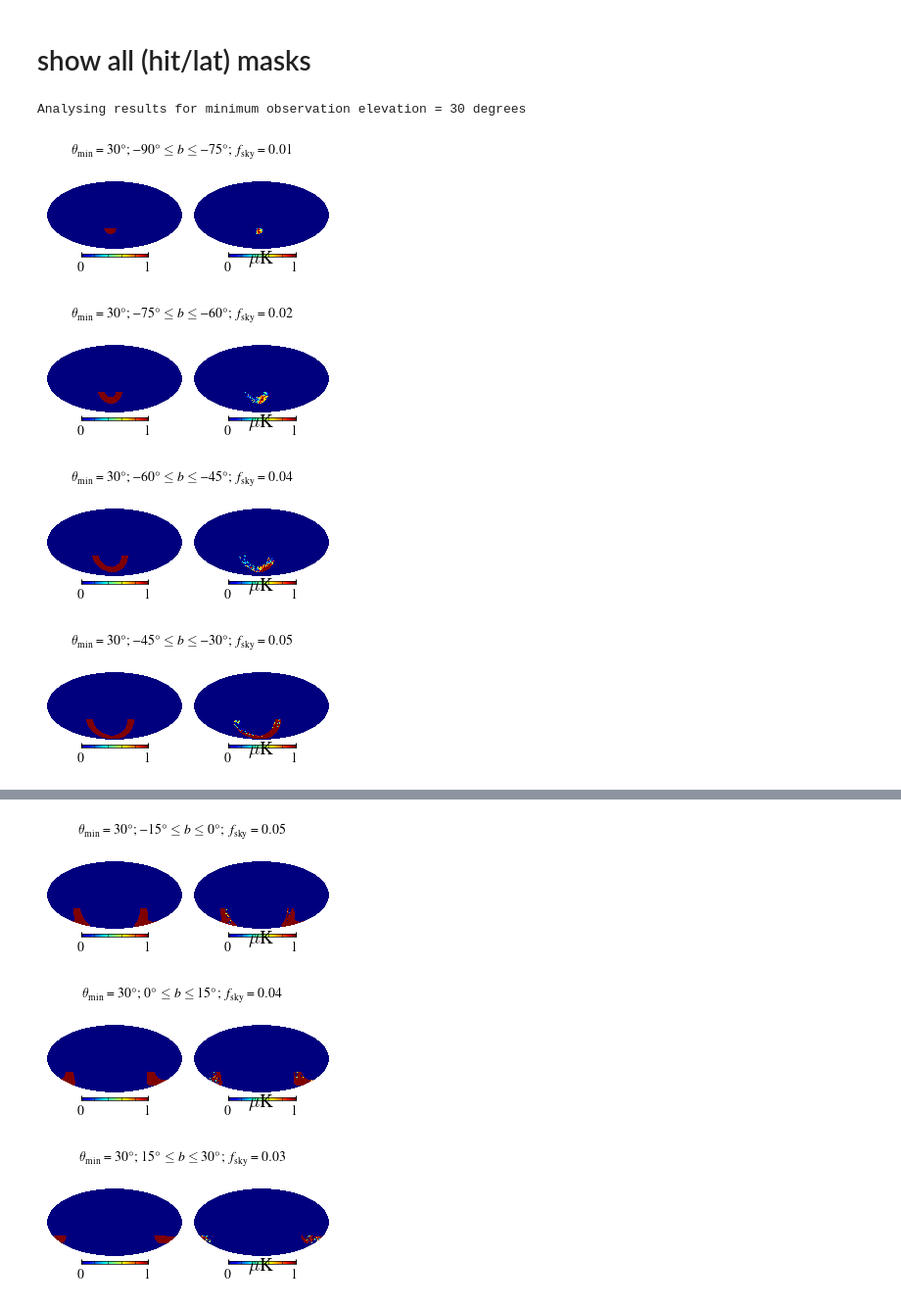
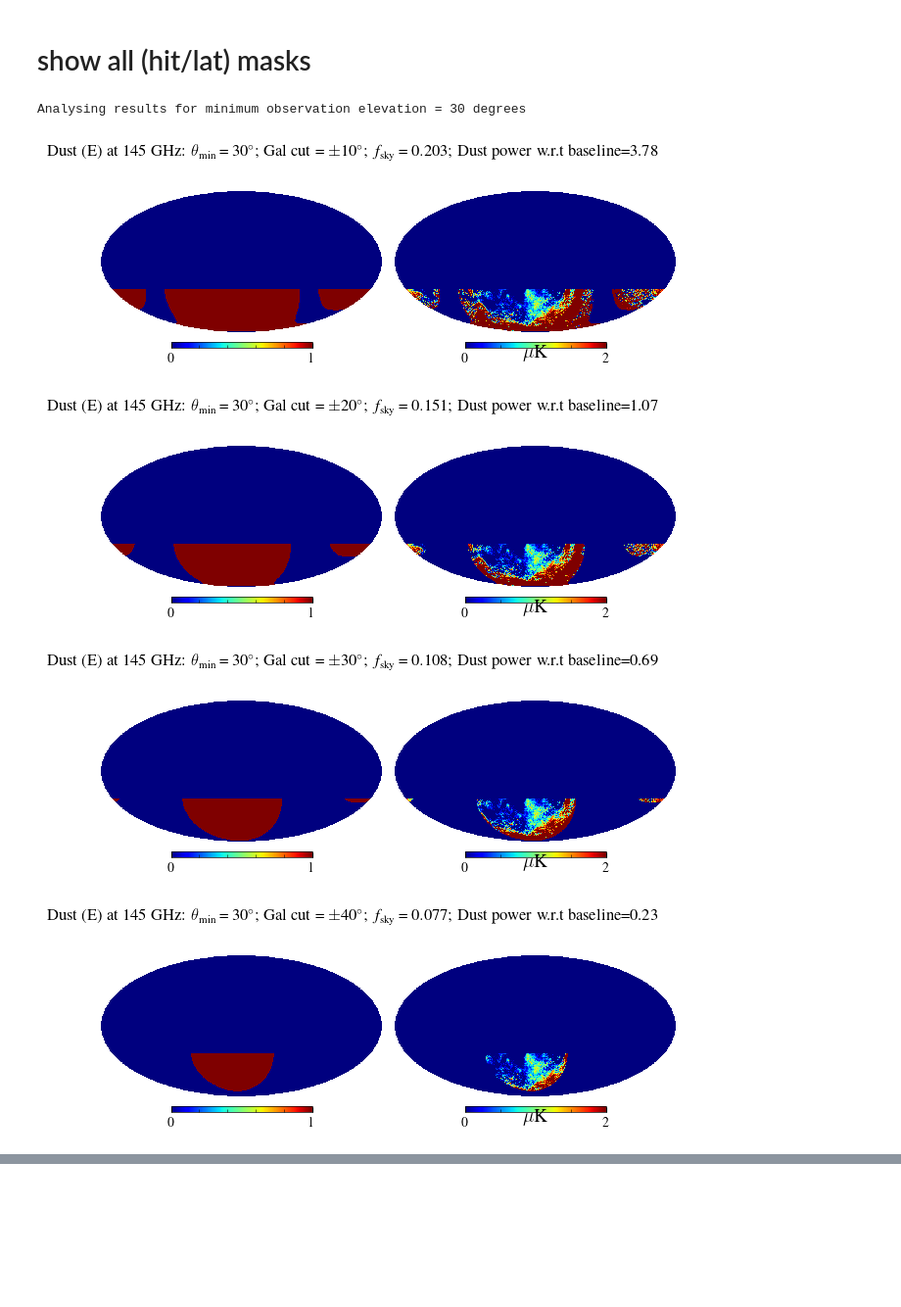
Before and after one commit to sriniraghunathan/cmbs4_minobsel_galcuts, a Jupyter notebook: analyse_results.ipynb, the cells around one changed output, grey strips where cells are left out. Shown: that part at 98% size. Drawn from its saved outputs; the diff is of its cells as text; code cells hidden in the pictures; blank space fills up the shorter version.

```diff
--- a/analyse_results.ipynb
+++ b/analyse_results.ipynb
@@ -24,14 +24,15 @@ warnings.filterwarnings('ignore', category=DeprecationWarning)
 warnings.filterwarnings('ignore', category=matplotlib.cbook.mplDeprecation)
 #warnings.filterwarnings('ignore', category=OptimizeWarning)
 # %%
-#result_fname = 'results/splat_hitmask_galmask_galdustcl.npy'
-result_fname = 'results/splat_hitmask_galmask_galdustcl_latsteps.npy'
+result_fname = 'results/splat_hitmask_galmask_galdustcl.npy'
 freq = 145 #GHz
 lmax = 512
 #which_spec = 'TT'
 which_spec = 'EE'
 beam_val = 1.4 #S4-Wide beam - Note that the pySM sims have used S4-Wide beam and not the delensing LAT beam
 bl = H.gauss_beam(np.radians(beam_val/60.), lmax = lmax-1)
+spec_ind_dict = {'TT':0, 'EE':1, 'BB':2, 'TE':3, 'EB':4, 'TB':5}
+spec_ind = spec_ind_dict[which_spec]
 # %%
 #read results file
 result_dict = np.load(result_fname, allow_pickle=True).item()
@@ -109,16 +174,19 @@ Analysing results for minimum observation elevation = 30 degrees
 # %%
 #calculate SP-LAT baseline again
-minval, maxval = 0., 1. #50.
+minval, maxval = 0., 2. #50.
 dust_map = H.read_map('data/cmbs4_dust_uKCMB_LAT-MFL2_nside512_dust_0000.fits', field = (0,1,2))
 if which_spec == 'TT':
     dust_map = dust_map[0]
+    dust_map_str = 'T'
 elif which_spec == 'EE':
     dust_map = dust_map[1]
+    dust_map_str = 'E'
 hit_map = H.read_map('data/cmbs4_hitmap_LAT-MFPL1_pole_nside512_1_of_1.fits')
 hit_map = hit_map / np.max(hit_map)
 #fsky=np.sum(hit_map[hit_map>0.]/len(hit_map))
 #fsky=len( np.where(hit_map>0.3)[0] )/len(hit_map)
 fsky=np.mean(hit_map)
 H.mollview(hit_map, sub = (121), min = 0., max = 1., title = r'Normalised SP-LAT hit map ($f_{\rm sky} = %.2f$)' %(fsky));
-H.mollview(dust_map * hit_map, sub = (122), unit = r'$\mu$K', min = minval, max = maxval, title = r'SP-LAT baseline foorprint: Dust at 145 GHz' %(fsky)); show()
+H.mollview(dust_map * hit_map, sub = (122), unit = r'$\mu$K', min = minval, max = maxval, title = r'Baseline footprint: Dust (%s) at 145 GHz' %(dust_map_str));
+show()
 # %% [output]
@@ -128,28 +196,35 @@ H.mollview(dust_map * hit_map, sub = (122), unit = r'$\mu$K', min = minval, max
 # %%
 for min_obs_el in min_obs_el_arr:
     #only showing min_obs_el = 30 degrees
     if min_obs_el != reqd_min_obs_el: continue
 
     print('\nAnalysing results for minimum observation elevation = %g degrees' %(min_obs_el))
     curr_hit_mask = result_dict['hit_masks'][min_obs_el]
-    for (b1, b2) in lat_masks_arr:
-        #print((b1, b2))
-        curr_lat_mask = result_dict['lat_masks'][(b1, b2)]
+    for bval in lat_masks_arr:
+        curr_lat_mask = result_dict['lat_masks'][bval]
         curr_total_mask = curr_lat_mask * curr_hit_mask
         #curr_dust_map = np.copy( dust_145ghz ) * curr_total_mask
         curr_dust_map = np.copy( dust_map ) * curr_total_mask
         #curr_fsky_val = len( np.where(curr_total_mask>0.)[0] )/len(curr_total_mask)
         curr_fsky_val = np.mean( curr_total_mask )
-        titleval = r'$\theta_{\rm min} = %g^{\circ}$; $%g^{\circ} \le b \le %g^{\circ}$; $f_{\rm sky}=%.2f$' %(min_obs_el, b1, b2, curr_fsky_val)
+
+        #get dust Cl
+        cl_dust = result_dict['cl'][min_obs_el][bval][spec_ind]
+        cl_dust = cl_dust[:lmax]/bl**2.
+        #get Cl/Cl_baseline
+        cl_ratio = np.median( cl_dust[inds_for_averaging] / cl_dust_fid[inds_for_averaging] )
+
+        #titleval = r'Dust (%s) at 145 GHz: $\theta_{\rm min} = %g^{\circ}$; $%g^{\circ} \le b \le %g^{\circ}$; $f_{\rm sky}=%.3f$' %(dust_map_str, min_obs_el, b1, b2, curr_fsky_val)
+        titleval = r'Dust (%s) at 145 GHz: $\theta_{\rm min} = %g^{\circ}$; Gal cut = $\pm %g^{\circ}$; $f_{\rm sky}=%.3f$; Dust power w.r.t baseline=%.2f' %(dust_map_str, min_obs_el, bval, curr_fsky_val, cl_ratio)
         clf()
         #figure(figsize=(6., 3.))
-        suptitle(r'%s' %(titleval), x=0.25, y = 1.05, fontsize = 10)
-        H.mollview(curr_total_mask, min = 0., max = 1., sub = (441), title = '');
-        H.mollview(curr_dust_map, sub = (442), title = '', unit = r'$\mu$K', min = minval, max = maxval);
+        suptitle(r'%s' %(titleval), x=0.45, y = 1.05, fontsize = 12)
+        H.mollview(curr_total_mask, min = 0., max = 1., sub = (221), title = '');
+        H.mollview(curr_dust_map, sub = (222), title = '', unit = r'$\mu$K', min = minval, max = maxval);
         show();
 # %% [output]
 Analysing results for minimum observation elevation = 30 degrees
-[figure, old version]
+[figure, new version]
-[figure, old version]
+[figure, new version]
-[figure, old version]
+[figure, new version]
-[figure, old version]
+[figure, new version]
@@ -157,3 +231,0 @@ Analysing results for minimum observation elevation = 30 degrees
-[figure, removed]
-[figure, removed]
-[figure, removed]
```
Also changed, not shown: parts of 9 cells of this notebook, 1 other file.
